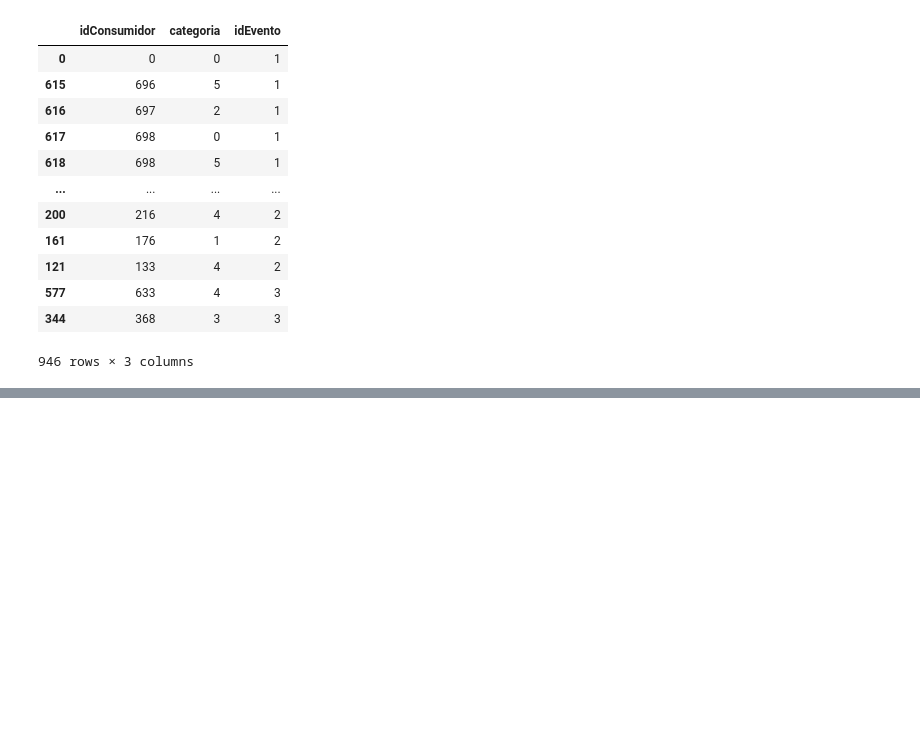
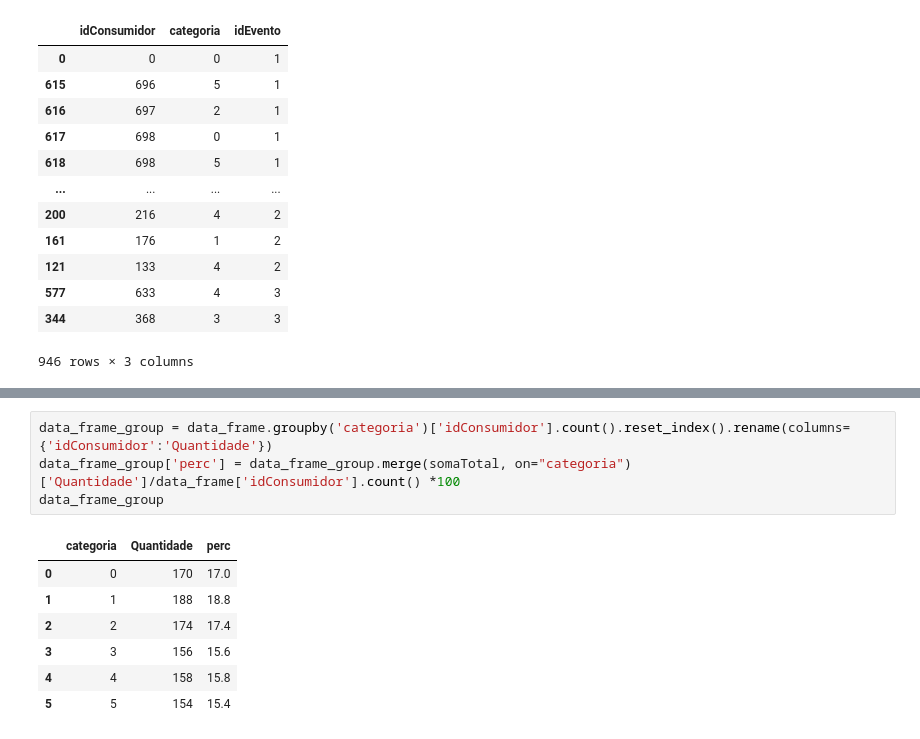
Before and after one commit to Osiris-gp8/projeto-osiris, a Jupyter notebook: api-python/api-analise/Untitled.ipynb, the cells around one changed output, grey strips where cells are left out. Cells and saved outputs as stored; diff of their text form; blank space fills up the shorter version.

```diff
--- a/api-python/api-analise/Untitled.ipynb
+++ b/api-python/api-analise/Untitled.ipynb
@@ -44,0 +134,12 @@ memory usage: 71.4+ KB
+# %%
+data_frame_group = data_frame.groupby('categoria')['idConsumidor'].count().reset_index().rename(columns={'idConsumidor':'Quantidade'})
+data_frame_group['perc'] = data_frame_group.merge(somaTotal, on="categoria")['Quantidade']/data_frame['idConsumidor'].count() *100
+data_frame_group
+# %% [output]
+|  | categoria | Quantidade | perc |
+| 0 | 0 | 170 | 17.0 |
+| 1 | 1 | 188 | 18.8 |
+| 2 | 2 | 174 | 17.4 |
+| 3 | 3 | 156 | 15.6 |
+| 4 | 4 | 158 | 15.8 |
+| 5 | 5 | 154 | 15.4 |
```
Also changed, not shown: parts of 6 cells of this notebook, 3 other files.
